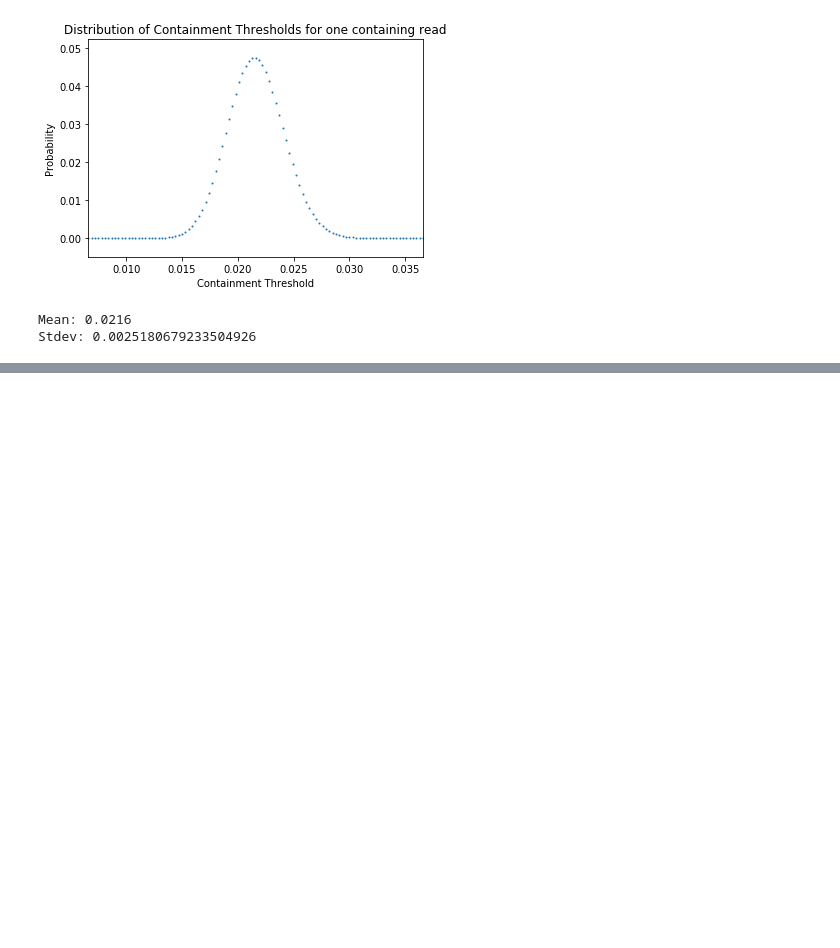
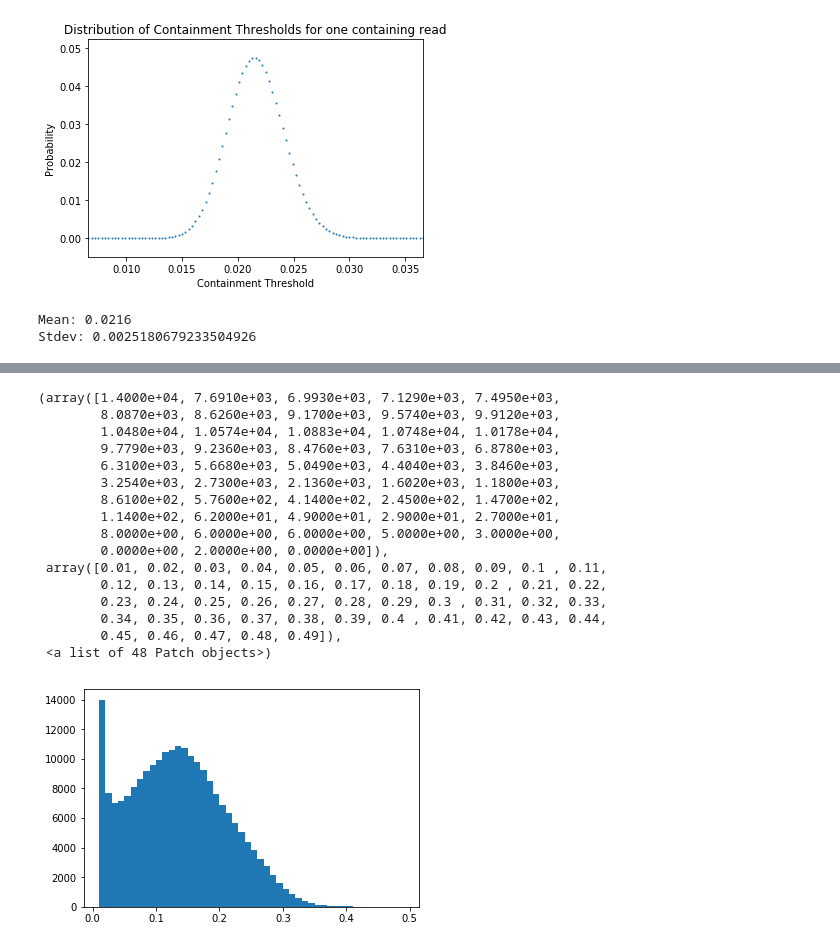
Before and after one commit to mkirsche/ContainedReadRemoval, a Jupyter notebook: sim/AnalyzeContainment.ipynb, the cells around one changed output, grey strips where cells are left out. Cells and saved outputs as stored; diff of their text form; code cells hidden in the pictures; blank space fills up the shorter version.

```diff
--- a/sim/AnalyzeContainment.ipynb
+++ b/sim/AnalyzeContainment.ipynb
@@ -1141,0 +1182,26 @@ Stdev: 0.0025180679233504926
+# %%
+realfn = '../realresults/rect_025_20k.debug.txt'
+realcts = []
+with open(realfn) as f:
+    for line in f:
+        tokens = line.split(' ')
+        realcts.append(float(tokens[2]))
+plt.hist(realcts, bins = [0.01 * i for i in range(1, 50)])
+# %% [output]
+(array([1.4000e+04, 7.6910e+03, 6.9930e+03, 7.1290e+03, 7.4950e+03,
+        8.0870e+03, 8.6260e+03, 9.1700e+03, 9.5740e+03, 9.9120e+03,
+        1.0480e+04, 1.0574e+04, 1.0883e+04, 1.0748e+04, 1.0178e+04,
+        9.7790e+03, 9.2360e+03, 8.4760e+03, 7.6310e+03, 6.8780e+03,
+        6.3100e+03, 5.6680e+03, 5.0490e+03, 4.4040e+03, 3.8460e+03,
+        3.2540e+03, 2.7300e+03, 2.1360e+03, 1.6020e+03, 1.1800e+03,
+        8.6100e+02, 5.7600e+02, 4.1400e+02, 2.4500e+02, 1.4700e+02,
+        1.1400e+02, 6.2000e+01, 4.9000e+01, 2.9000e+01, 2.7000e+01,
+        8.0000e+00, 6.0000e+00, 6.0000e+00, 5.0000e+00, 3.0000e+00,
+        0.0000e+00, 2.0000e+00, 0.0000e+00]),
+ array([0.01, 0.02, 0.03, 0.04, 0.05, 0.06, 0.07, 0.08, 0.09, 0.1 , 0.11,
+        0.12, 0.13, 0.14, 0.15, 0.16, 0.17, 0.18, 0.19, 0.2 , 0.21, 0.22,
+        0.23, 0.24, 0.25, 0.26, 0.27, 0.28, 0.29, 0.3 , 0.31, 0.32, 0.33,
+        0.34, 0.35, 0.36, 0.37, 0.38, 0.39, 0.4 , 0.41, 0.42, 0.43, 0.44,
+        0.45, 0.46, 0.47, 0.48, 0.49]),
+ <a list of 48 Patch objects>)
+[figure, added]
```
Also changed, not shown: parts of 13 cells of this notebook, 6 other files.
